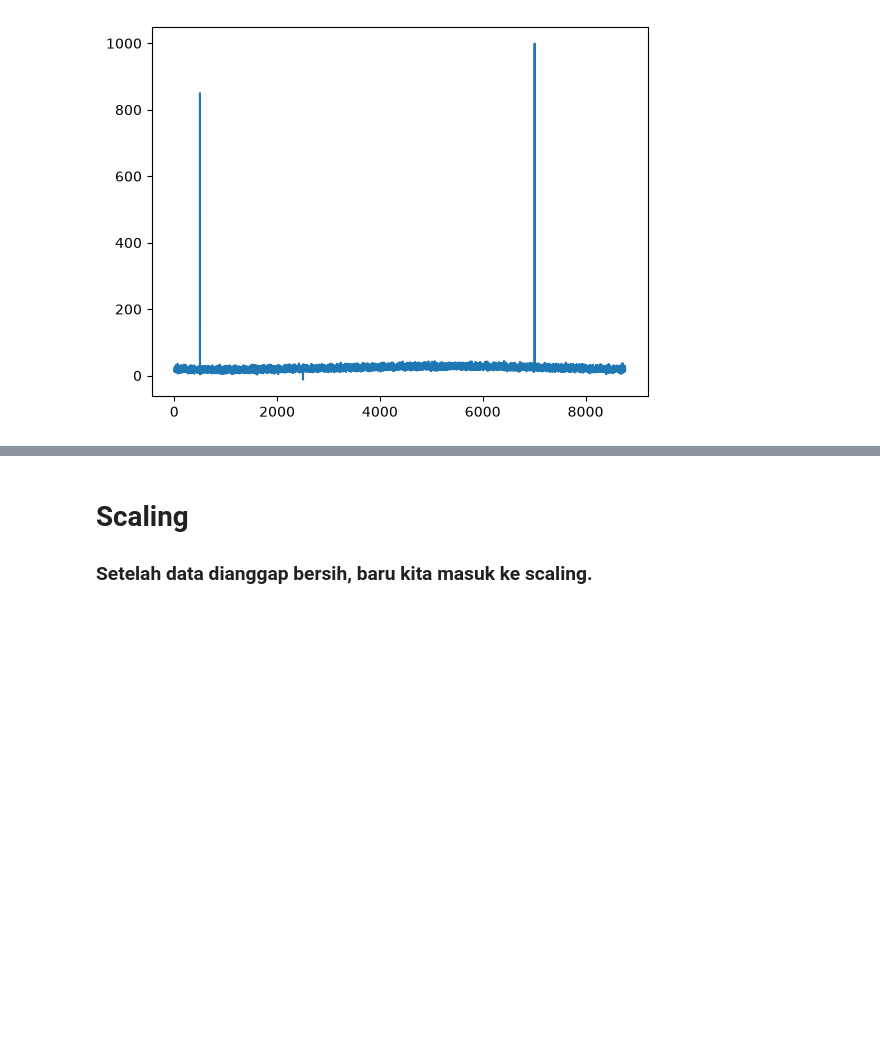
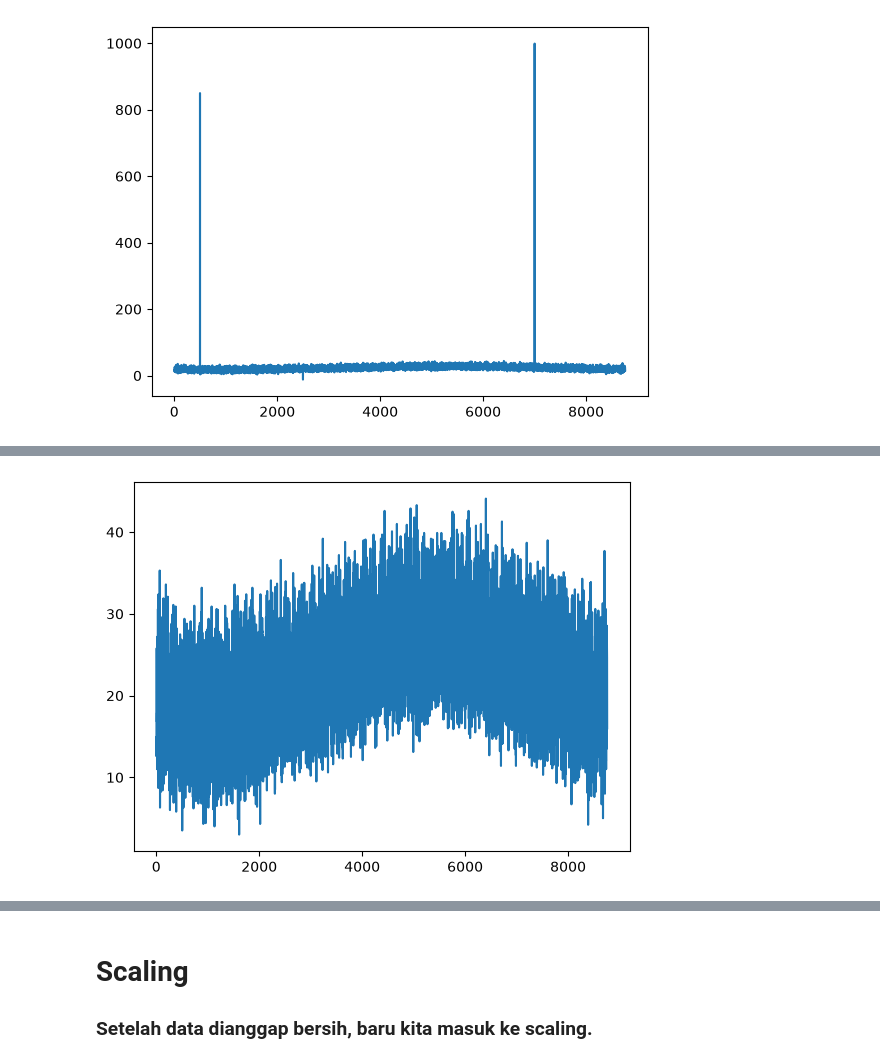
Before and after one commit to kusuma86/MACHINE-LEARNING-2026, a Jupyter notebook: Pertemuan3-DataPreprocessing.ipynb, the cells around one changed output, grey strips where cells are left out. Saved outputs shown, nothing was run; the diff lists cells and outputs as text; code cells hidden in the pictures; blank space fills up the shorter version.

```diff
--- a/Pertemuan3-DataPreprocessing.ipynb
+++ b/Pertemuan3-DataPreprocessing.ipynb
@@ -444,0 +533,5 @@ df.describe()
+# %%
+df["pm25"].plot()
+plt.show()
+# %% [output]
+[figure, added]
```
Also changed, not shown: parts of 95 cells of this notebook.
